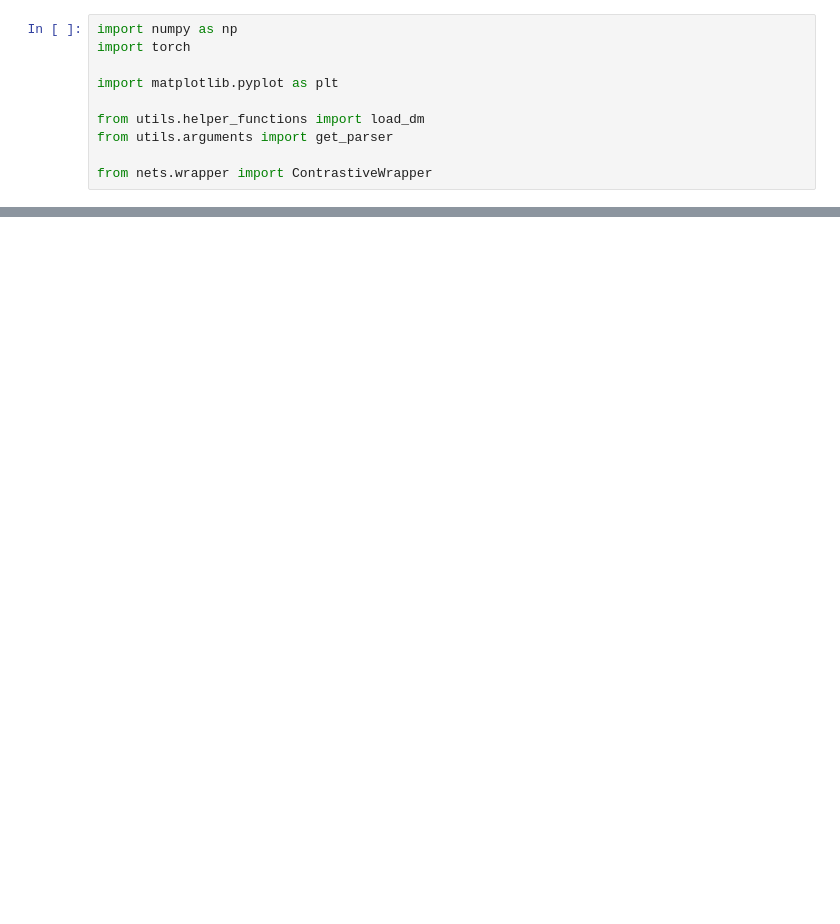
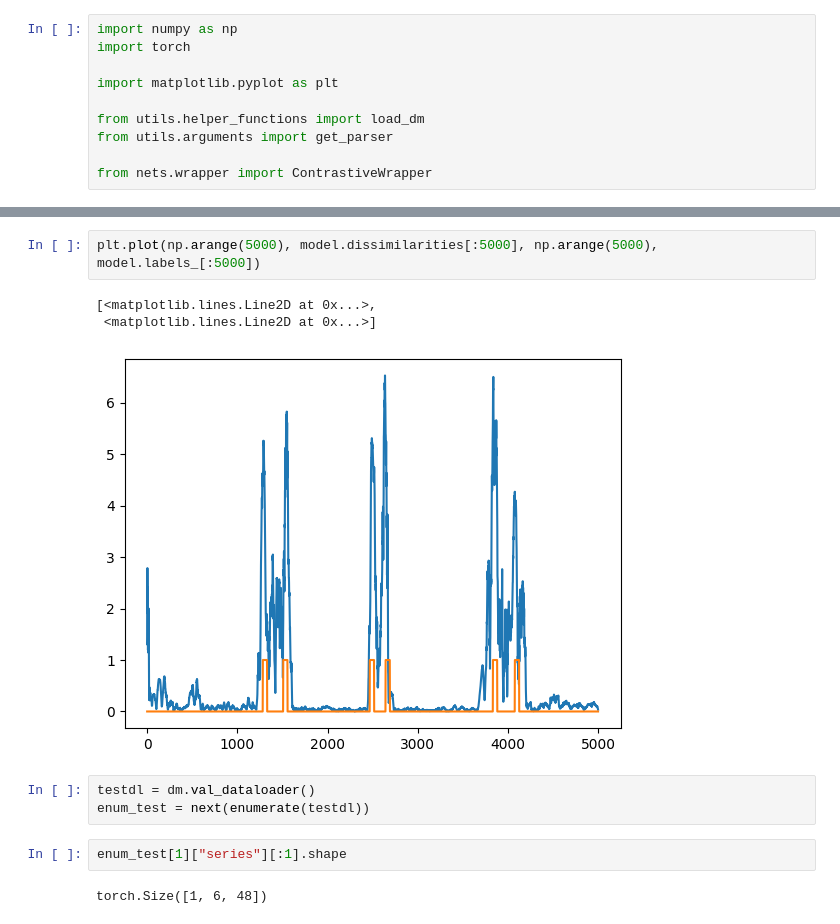
Before and after one commit to mbisan/stsc-har, a Jupyter notebook: visualize.ipynb, the cells around one changed output, grey strips where cells are left out. Cells and saved outputs as stored; diff of their text form; blank space fills up the shorter version.

```diff
--- a/visualize.ipynb
+++ b/visualize.ipynb
@@ -67,0 +77,13 @@ plt.ylim([-.15, 13.15])
+# %%
+plt.plot(np.arange(5000), model.dissimilarities[:5000], np.arange(5000), model.labels_[:5000])
+# %% [output]
+[<matplotlib.lines.Line2D at 0x...>,
+ <matplotlib.lines.Line2D at 0x...>]
+[figure, added]
+# %%
+testdl = dm.val_dataloader()
+enum_test = next(enumerate(testdl))
+# %%
+enum_test[1]["series"][:1].shape
+# %% [output]
+torch.Size([1, 6, 48])
```
Also changed, not shown: parts of 16 cells of this notebook, 4 other files.
